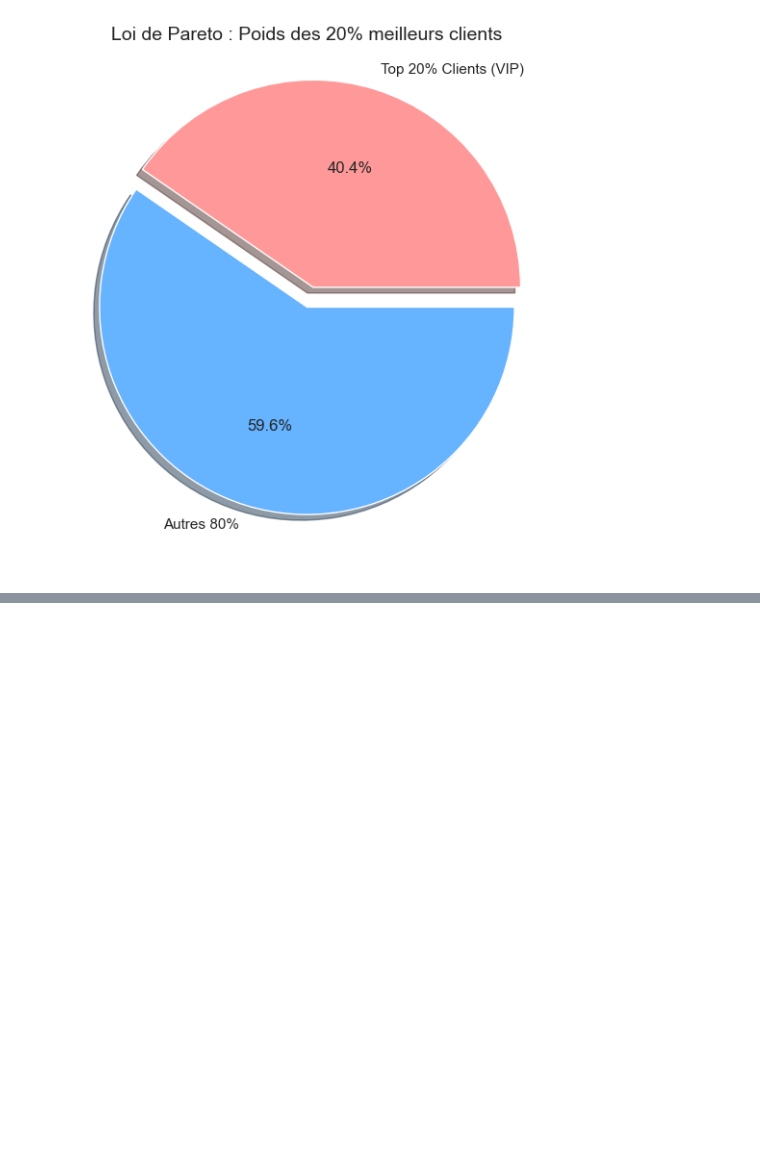
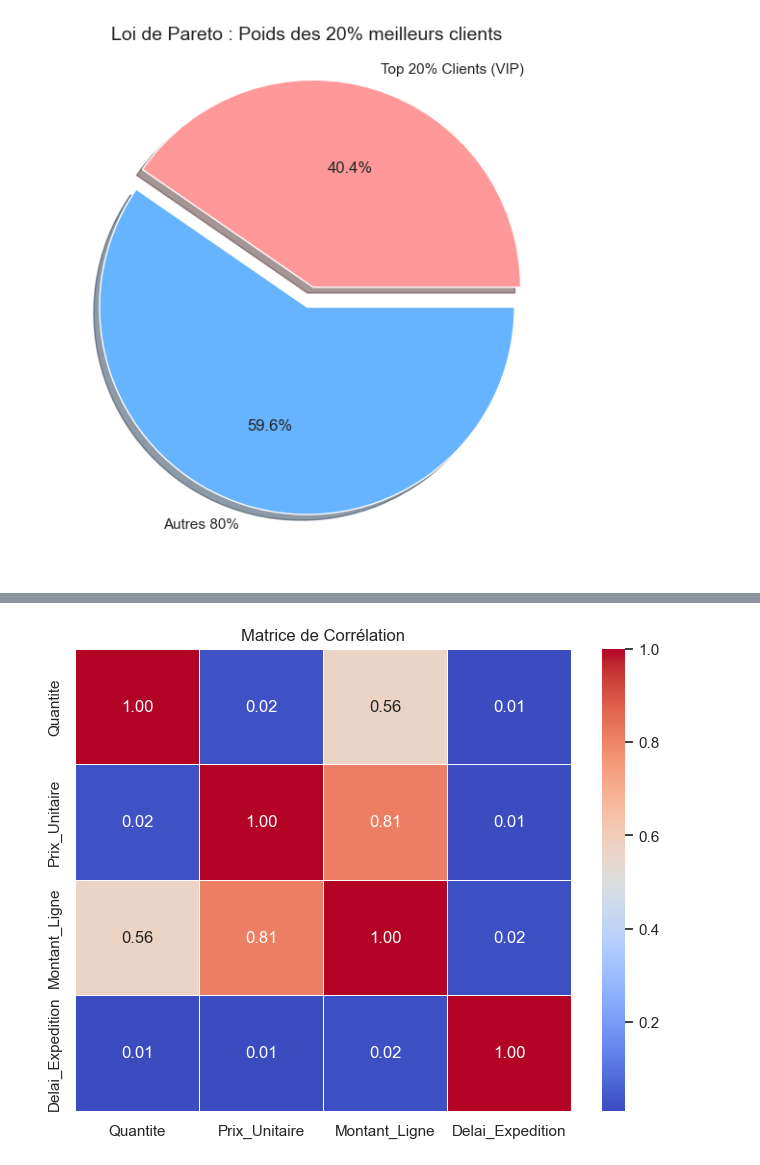
Before and after one commit to KarissyCISSE21/classicmodels-analysis, a Jupyter notebook: notebooks/ClassicModels_Analysis.ipynb, the cells around one changed output, grey strips where cells are left out. Saved outputs shown, nothing was run; the diff lists cells and outputs as text; code cells hidden in the pictures; blank space fills up the shorter version.

```diff
--- a/notebooks/ClassicModels_Analysis.ipynb
+++ b/notebooks/ClassicModels_Analysis.ipynb
@@ -577,0 +656,31 @@ Nous observons une forte concentration du chiffre d'affaires :
+# %%
+# --- 4.2 ANALYSE DE CORRÉLATION ---
+
+# On utilise DATEDIFF en SQL pour récupérer directement un nombre de jours (Entier)
+# Cela évite les erreurs de type "Timedelta" ou "String" dans la corrélation
+query_corr = """
+SELECT
+    quantityOrdered as Quantite,
+    priceEach as Prix_Unitaire,
+    (quantityOrdered * priceEach) as Montant_Ligne,
+    DATEDIFF(o.shippedDate, o.orderDate) as Delai_Expedition
+FROM orderdetails od
+JOIN orders o ON od.orderNumber = o.orderNumber
+WHERE o.status = 'Shipped';
+"""
+df_corr = pd.read_sql(query_corr, conn)
+
+# Sécurité : On nettoie les lignes vides (NaN) qui feraient planter le calcul
+df_corr = df_corr.dropna()
+
+# Calcul de la matrice de corrélation
+corr_matrix = df_corr.corr()
+
+# Visualisation
+plt.figure(figsize=(8, 6))
+sns.heatmap(corr_matrix, annot=True, cmap='coolwarm', fmt=".2f", linewidths=.5)
+plt.title('Matrice de Corrélation')
+plt.savefig("../visualizations/Matrice de Corrélation.png", bbox_inches='tight')
+plt.show()
+# %% [output]
+[figure, added]
```
Also changed, not shown: parts of 10 cells of this notebook, 7 other files.
